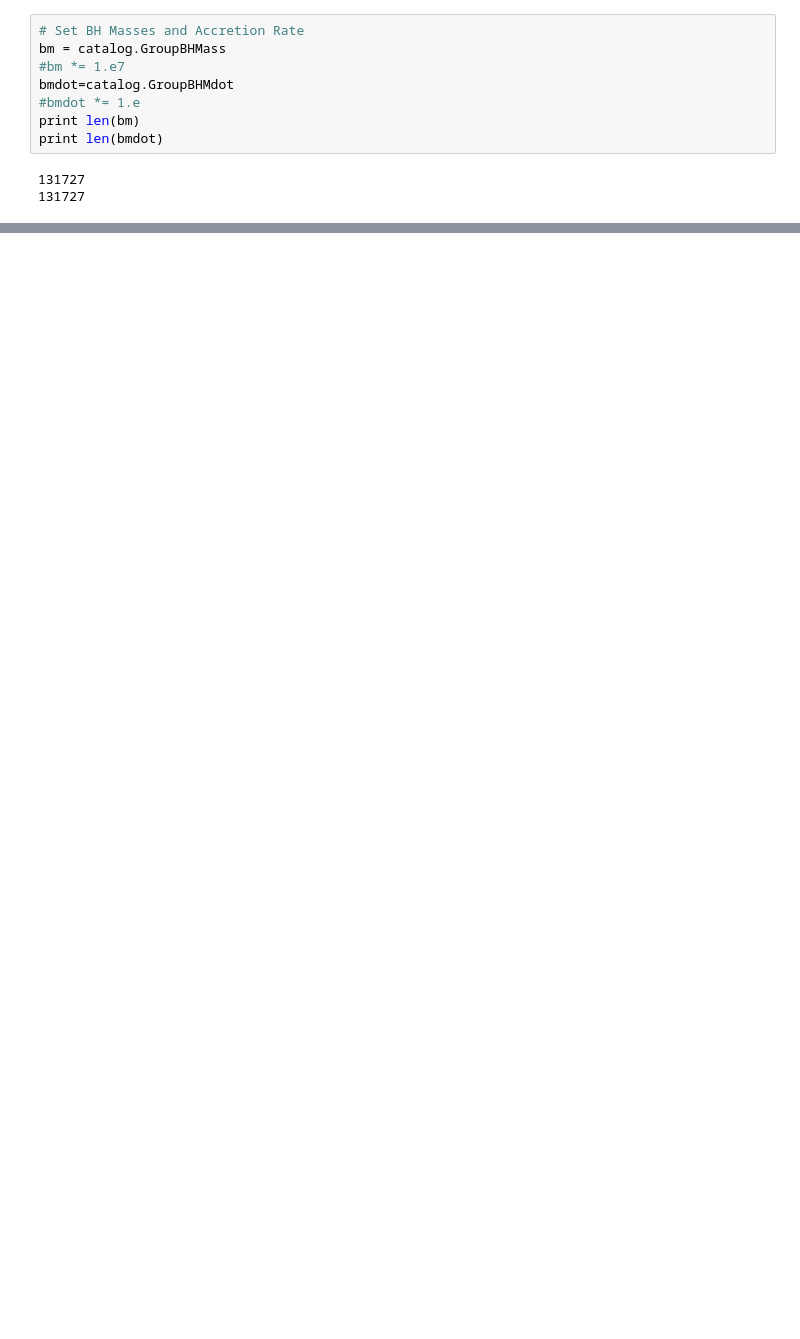
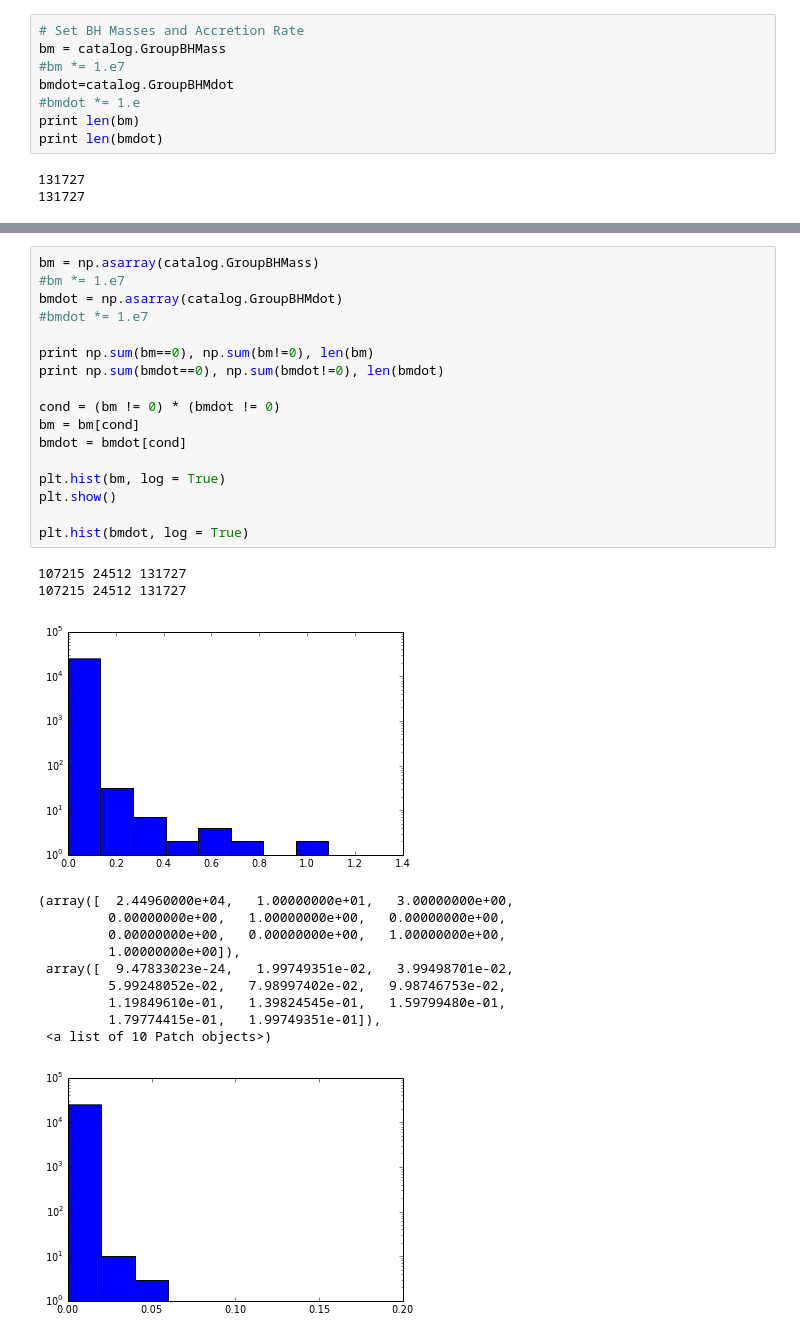
Before and after one commit to illustris-bh-wisc/illustris-bh, a Jupyter notebook: Black Holes.ipynb, the cells around one changed output, grey strips where cells are left out. Cells and saved outputs as stored; diff of their text form; blank space fills up the shorter version.

```diff
--- a/Black Holes.ipynb
+++ b/Black Holes.ipynb
@@ -63,0 +70,31 @@ Number of BHs: 131727
+# %%
+bm = np.asarray(catalog.GroupBHMass)
+#bm *= 1.e7
+bmdot = np.asarray(catalog.GroupBHMdot)
+#bmdot *= 1.e7
+
+print np.sum(bm==0), np.sum(bm!=0), len(bm)
+print np.sum(bmdot==0), np.sum(bmdot!=0), len(bmdot)
+
+cond = (bm != 0) * (bmdot != 0)
+bm = bm[cond]
+bmdot = bmdot[cond]
+
+plt.hist(bm, log = True)
+plt.show()
+
+plt.hist(bmdot, log = True)
+# %% [output]
+107215 24512 131727
+107215 24512 131727
+[figure, added]
+(array([  2.44960000e+04,   1.00000000e+01,   3.00000000e+00,
+         0.00000000e+00,   1.00000000e+00,   0.00000000e+00,
+         0.00000000e+00,   0.00000000e+00,   1.00000000e+00,
+         1.00000000e+00]),
+ array([  9.47833023e-24,   1.99749351e-02,   3.99498701e-02,
+         5.99248052e-02,   7.98997402e-02,   9.98746753e-02,
+         1.19849610e-01,   1.39824545e-01,   1.59799480e-01,
+         1.79774415e-01,   1.99749351e-01]),
+ <a list of 10 Patch objects>)
+[figure, added]
```
Also changed, not shown: parts of 12 cells of this notebook, 20 other files.
